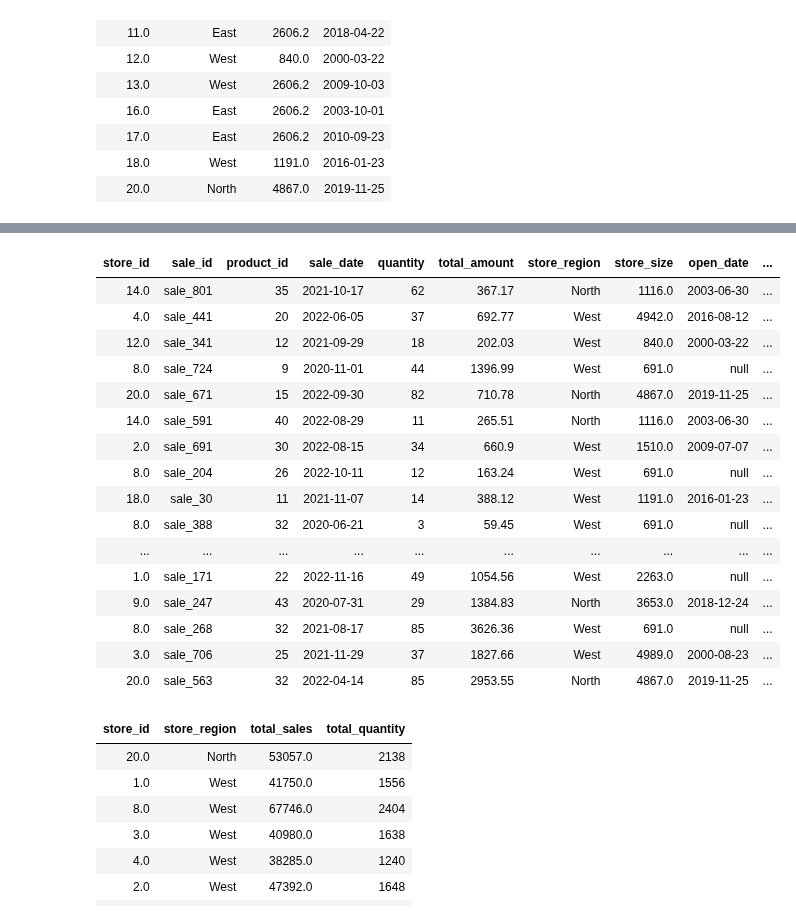
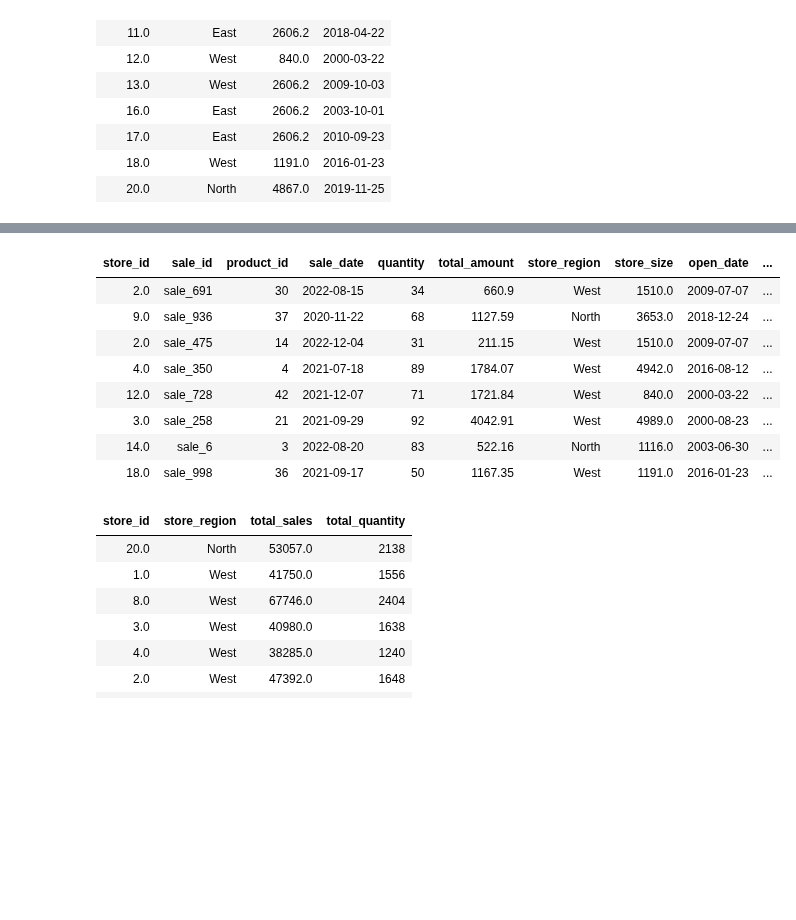
Before and after one commit to philchan2008/databricks-exercises, a Jupyter notebook: Project-Solution.ipynb, the cells around one changed output, grey strips where cells are left out. Cells and saved outputs as stored; diff of their text form; code cells hidden in the pictures; blank space fills up the shorter version.

```diff
--- a/Project-Solution.ipynb
+++ b/Project-Solution.ipynb
@@ -106,28 +89,20 @@ display(sales_store_df.sample(fraction=0.05))
 # %%
 from pyspark.sql.functions import year, col, round
 
 sales_store_df = sales_store_df.withColumn("sale_year", year(col("sale_date")))
 sales_store_df = sales_store_df.filter(col("store_size").isNotNull())
 sales_store_df = sales_store_df.withColumn("sales_per_sqft", round(col("total_amount") / col("store_size"), 2))
-display(sales_store_df)
+display(sales_store_df.sample(fraction=0.04))
 # %% [output]
 | store_id | sale_id | product_id | sale_date | quantity | total_amount | store_region | store_size | open_date | ... |
-| 14.0 | sale_801 | 35 | 2021-10-17 | 62 | 367.17 | North | 1116.0 | 2003-06-30 | ... |
-| 4.0 | sale_441 | 20 | 2022-06-05 | 37 | 692.77 | West | 4942.0 | 2016-08-12 | ... |
-| 12.0 | sale_341 | 12 | 2021-09-29 | 18 | 202.03 | West | 840.0 | 2000-03-22 | ... |
-| 8.0 | sale_724 | 9 | 2020-11-01 | 44 | 1396.99 | West | 691.0 | null | ... |
-| 20.0 | sale_671 | 15 | 2022-09-30 | 82 | 710.78 | North | 4867.0 | 2019-11-25 | ... |
-| 14.0 | sale_591 | 40 | 2022-08-29 | 11 | 265.51 | North | 1116.0 | 2003-06-30 | ... |
 | 2.0 | sale_691 | 30 | 2022-08-15 | 34 | 660.9 | West | 1510.0 | 2009-07-07 | ... |
-| 8.0 | sale_204 | 26 | 2022-10-11 | 12 | 163.24 | West | 691.0 | null | ... |
-| 18.0 | sale_30 | 11 | 2021-11-07 | 14 | 388.12 | West | 1191.0 | 2016-01-23 | ... |
-| 8.0 | sale_388 | 32 | 2020-06-21 | 3 | 59.45 | West | 691.0 | null | ... |
-| ... | ... | ... | ... | ... | ... | ... | ... | ... | ... |
-| 1.0 | sale_171 | 22 | 2022-11-16 | 49 | 1054.56 | West | 2263.0 | null | ... |
-| 9.0 | sale_247 | 43 | 2020-07-31 | 29 | 1384.83 | North | 3653.0 | 2018-12-24 | ... |
-| 8.0 | sale_268 | 32 | 2021-08-17 | 85 | 3626.36 | West | 691.0 | null | ... |
-| 3.0 | sale_706 | 25 | 2021-11-29 | 37 | 1827.66 | West | 4989.0 | 2000-08-23 | ... |
-| 20.0 | sale_563 | 32 | 2022-04-14 | 85 | 2953.55 | North | 4867.0 | 2019-11-25 | ... |
+| 9.0 | sale_936 | 37 | 2020-11-22 | 68 | 1127.59 | North | 3653.0 | 2018-12-24 | ... |
+| 2.0 | sale_475 | 14 | 2022-12-04 | 31 | 211.15 | West | 1510.0 | 2009-07-07 | ... |
+| 4.0 | sale_350 | 4 | 2021-07-18 | 89 | 1784.07 | West | 4942.0 | 2016-08-12 | ... |
+| 12.0 | sale_728 | 42 | 2021-12-07 | 71 | 1721.84 | West | 840.0 | 2000-03-22 | ... |
+| 3.0 | sale_258 | 21 | 2021-09-29 | 92 | 4042.91 | West | 4989.0 | 2000-08-23 | ... |
+| 14.0 | sale_6 | 3 | 2022-08-20 | 83 | 522.16 | North | 1116.0 | 2003-06-30 | ... |
+| 18.0 | sale_998 | 36 | 2021-09-17 | 50 | 1167.35 | West | 1191.0 | 2016-01-23 | ... |
 # %%
 sales_store_df.createOrReplaceTempView("sales_store")
 # %%
```
Also changed, not shown: parts of 3 cells of this notebook.
